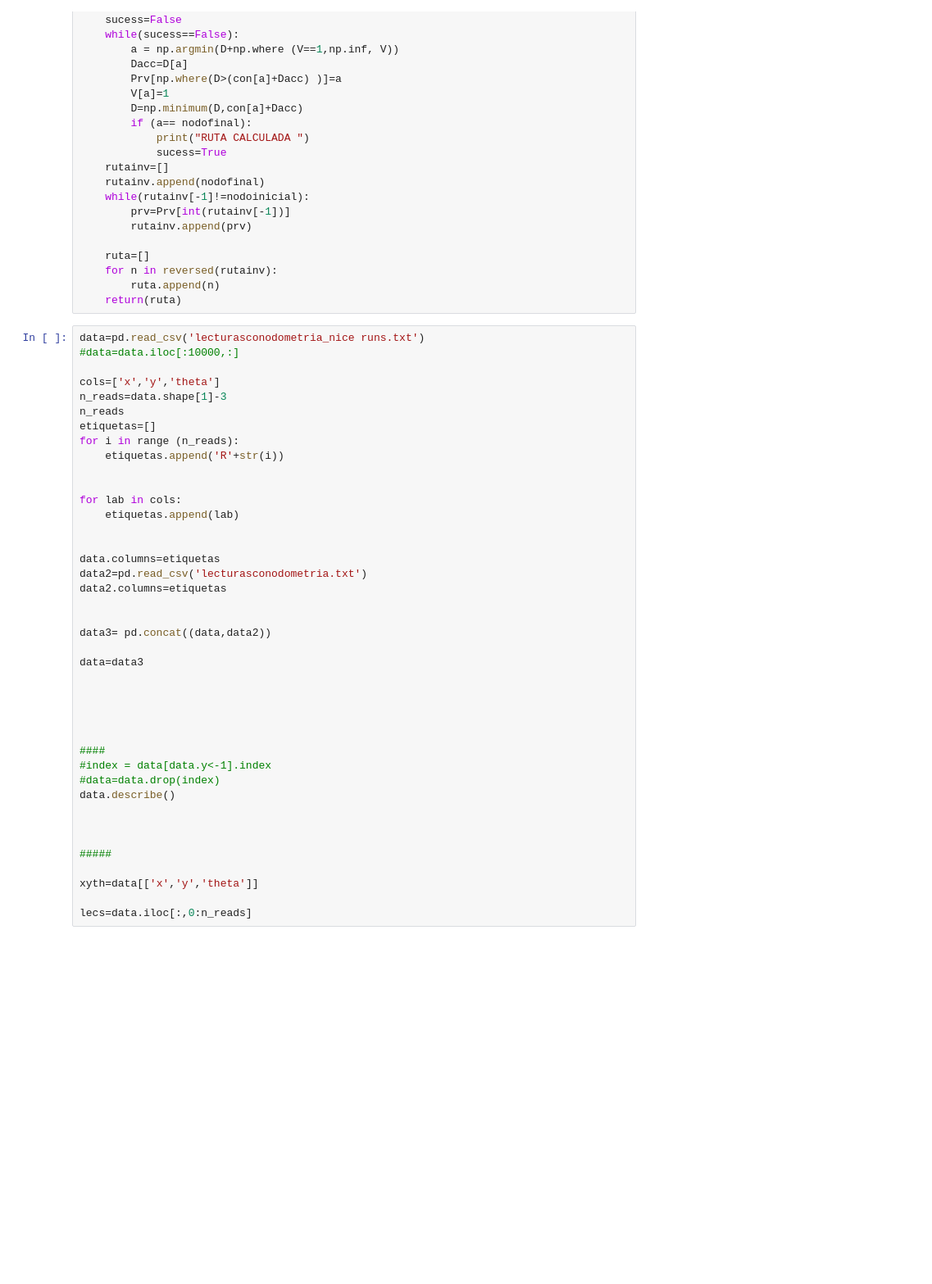
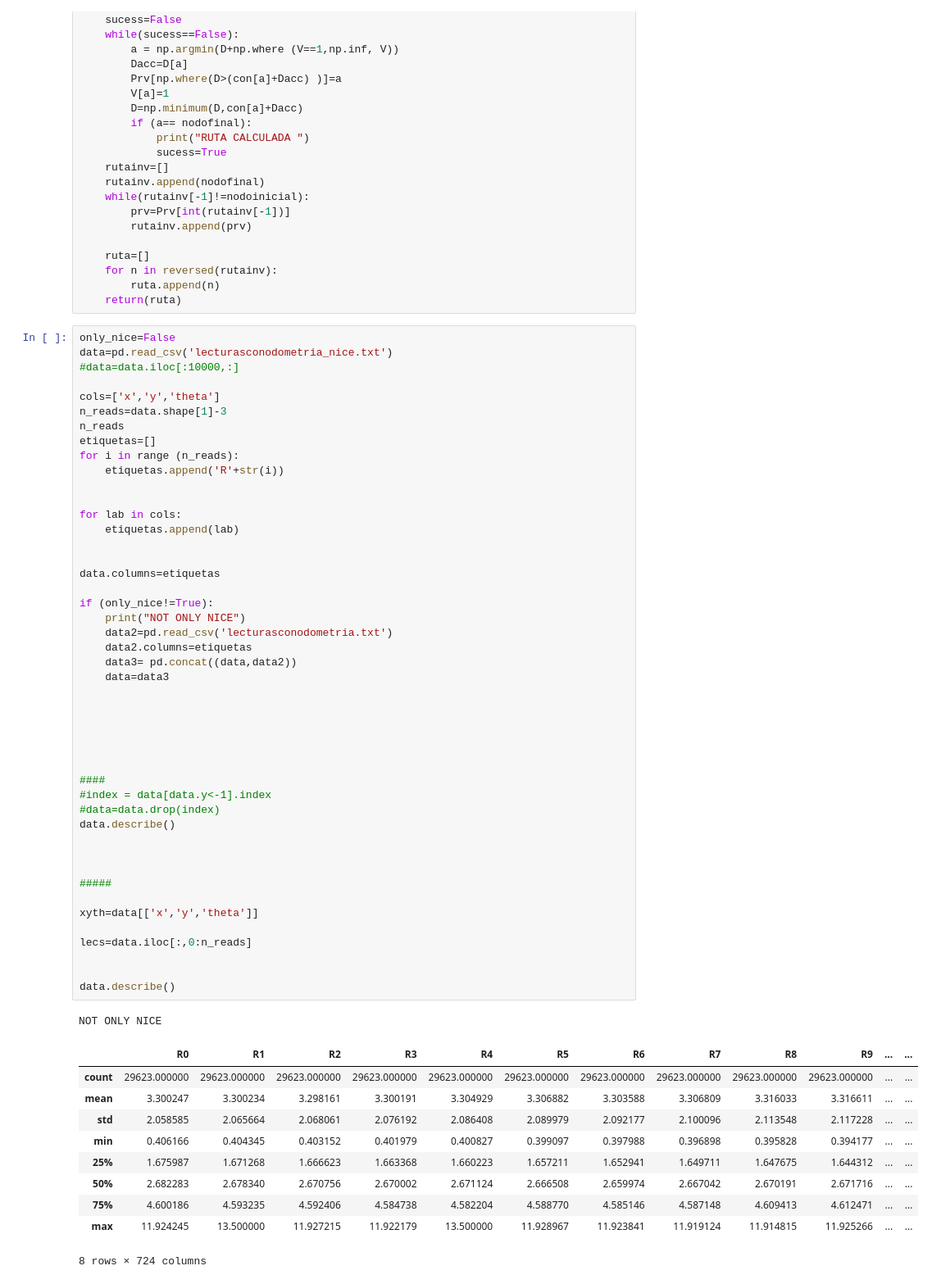
Before and after one commit to chillvamp/MarkovRos, a Jupyter notebook: TakeshiHMM-Gazebo.ipynb, the cells around one changed output. Shown at 82% size. Drawn from its saved outputs; the diff is of its cells as text; blank space fills up the shorter version.

```diff
--- a/TakeshiHMM-Gazebo.ipynb
+++ b/TakeshiHMM-Gazebo.ipynb
@@ -113,7 +113,8 @@ def dijkstra(nodoinicial,nodofinal,graphe):
         ruta.append(n)
     return(ruta)
 # %%
-data=pd.read_csv('lecturasconodometria_nice runs.txt')
+only_nice=False
+data=pd.read_csv('lecturasconodometria_nice.txt')
 #data=data.iloc[:10000,:]
 
 cols=['x','y','theta']
@@ -121,35 +122,51 @@ n_reads=data.shape[1]-3
 n_reads
 etiquetas=[]
 for i in range (n_reads):
     etiquetas.append('R'+str(i))
 
 
 for lab in cols:
     etiquetas.append(lab)
 
 
 data.columns=etiquetas
-data2=pd.read_csv('lecturasconodometria.txt')
-data2.columns=etiquetas
 
+if (only_nice!=True):
+    print("NOT ONLY NICE")
+    data2=pd.read_csv('lecturasconodometria.txt')
+    data2.columns=etiquetas
+    data3= pd.concat((data,data2))
+    data=data3
 
-data3= pd.concat((data,data2))
-
-data=data3
 
 
 
 
 
 ####
 #index = data[data.y<-1].index
 #data=data.drop(index)
 data.describe()
 
 
 
 #####
 
 xyth=data[['x','y','theta']]
 
 lecs=data.iloc[:,0:n_reads]
+
+
+data.describe()
+# %% [output]
+NOT ONLY NICE
+|  | R0 | R1 | R2 | R3 | R4 | R5 | R6 | R7 | R8 | R9 | ... | ... |
+| count | 29623.000000 | 29623.000000 | 29623.000000 | 29623.000000 | 29623.000000 | 29623.000000 | 29623.000000 | 29623.000000 | 29623.000000 | 29623.000000 | ... | ... |
+| mean | 3.300247 | 3.300234 | 3.298161 | 3.300191 | 3.304929 | 3.306882 | 3.303588 | 3.306809 | 3.316033 | 3.316611 | ... | ... |
+| std | 2.058585 | 2.065664 | 2.068061 | 2.076192 | 2.086408 | 2.089979 | 2.092177 | 2.100096 | 2.113548 | 2.117228 | ... | ... |
+| min | 0.406166 | 0.404345 | 0.403152 | 0.401979 | 0.400827 | 0.399097 | 0.397988 | 0.396898 | 0.395828 | 0.394177 | ... | ... |
+| 25% | 1.675987 | 1.671268 | 1.666623 | 1.663368 | 1.660223 | 1.657211 | 1.652941 | 1.649711 | 1.647675 | 1.644312 | ... | ... |
+| 50% | 2.682283 | 2.678340 | 2.670756 | 2.670002 | 2.671124 | 2.666508 | 2.659974 | 2.667042 | 2.670191 | 2.671716 | ... | ... |
+| 75% | 4.600186 | 4.593235 | 4.592406 | 4.584738 | 4.582204 | 4.588770 | 4.585146 | 4.587148 | 4.609413 | 4.612471 | ... | ... |
+| max | 11.924245 | 13.500000 | 11.927215 | 11.922179 | 13.500000 | 11.928967 | 11.923841 | 11.919124 | 11.914815 | 11.925266 | ... | ... |
+8 rows × 724 columns
```
Also changed, not shown: parts of 38 cells of this notebook, 10 other files.
